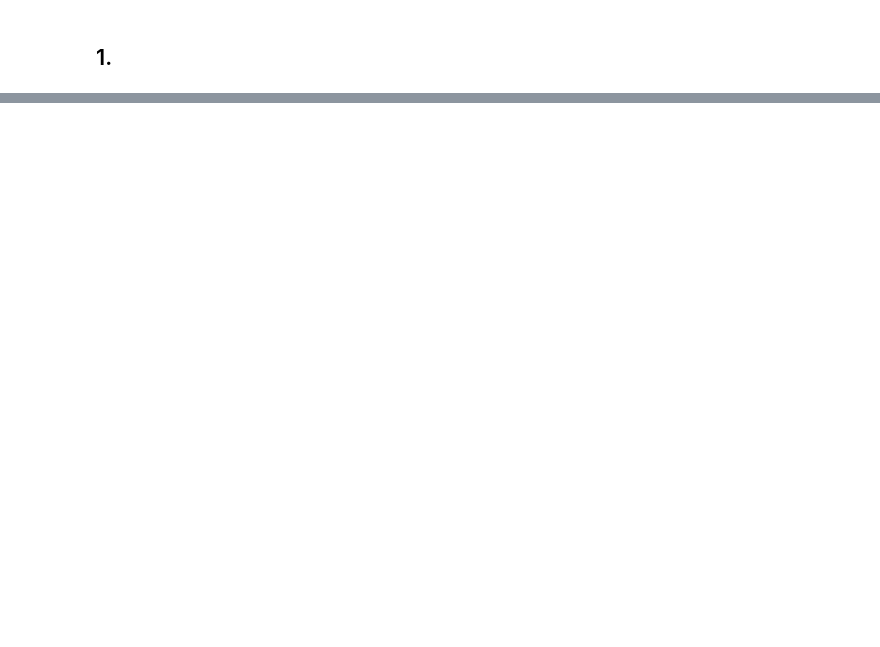
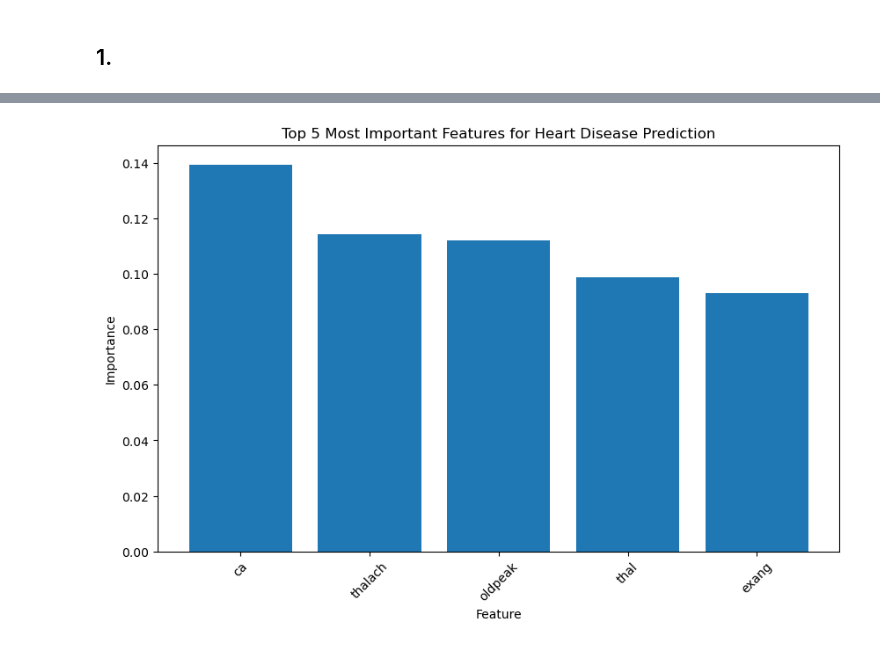
Before and after one commit to sayan750/Machine-Learning-Course, a Jupyter notebook: 14 April Assignment.ipynb, the cells around one changed output, grey strips where cells are left out. Saved outputs shown, nothing was run; the diff lists cells and outputs as text; code cells hidden in the pictures; blank space fills up the shorter version.

```diff
--- a/14 April Assignment.ipynb
+++ b/14 April Assignment.ipynb
@@ -176,0 +105,8 @@ Accuracy of the Voting Classifier on the Iris dataset: 1.00
+# %%
+feature_importances = rf_classifier.feature_importances_
+# %%
+importance_df = pd.DataFrame({'Feature': X_train.columns, 'Importance': feature_importances})
+# %%
+importance_df = importance_df.sort_values(by='Importance', ascending=False)
+# %%
+top_features = importance_df.head(5)
@@ -176,0 +122,10 @@ Accuracy of the Voting Classifier on the Iris dataset: 1.00
+# %%
+plt.figure(figsize=(10, 6))
+plt.bar(top_features['Feature'], top_features['Importance'])
+plt.xlabel('Feature')
+plt.ylabel('Importance')
+plt.title('Top 5 Most Important Features for Heart Disease Prediction')
+plt.xticks(rotation=45)
+plt.show()
+# %% [output]
+[figure, added]
```
Also changed, not shown: parts of 56 cells of this notebook.
